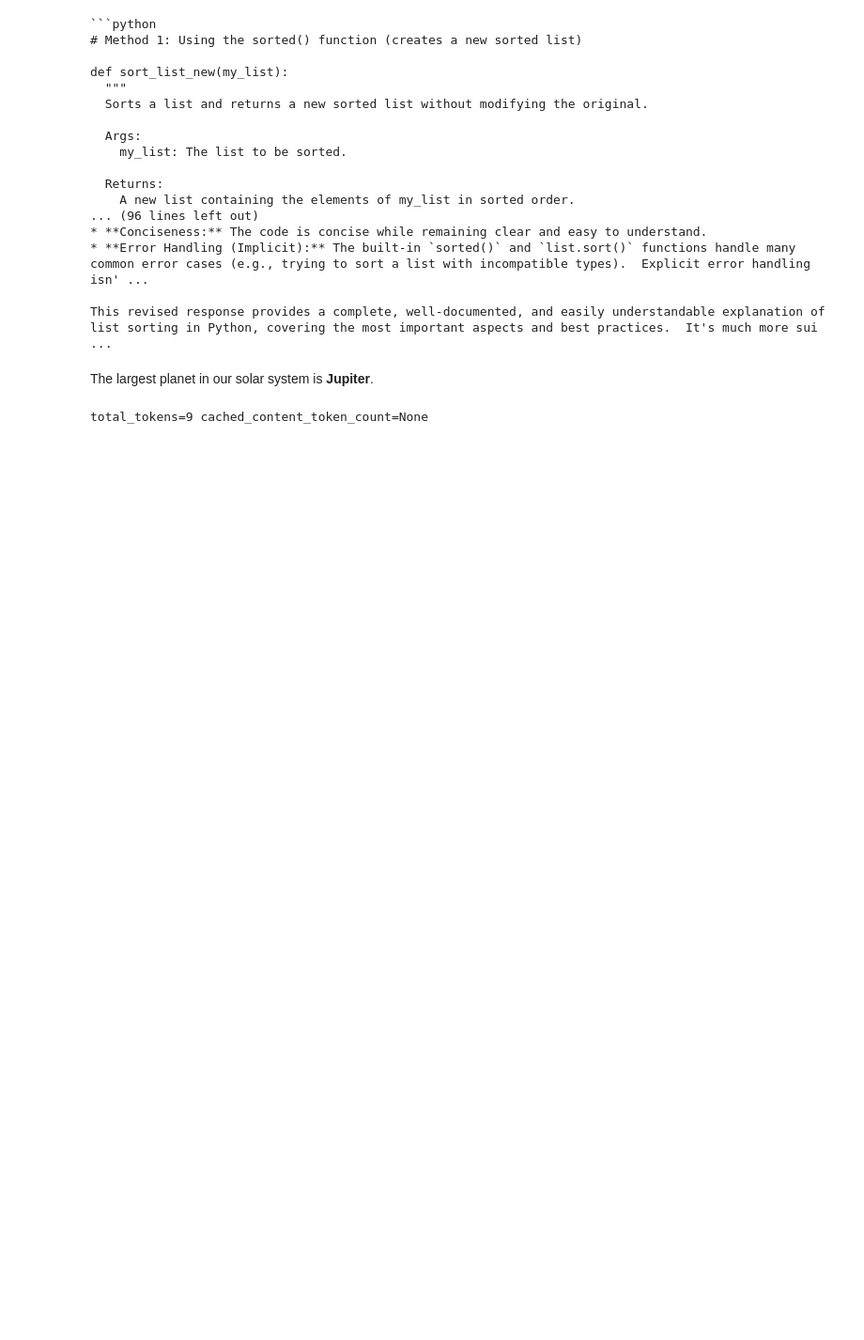
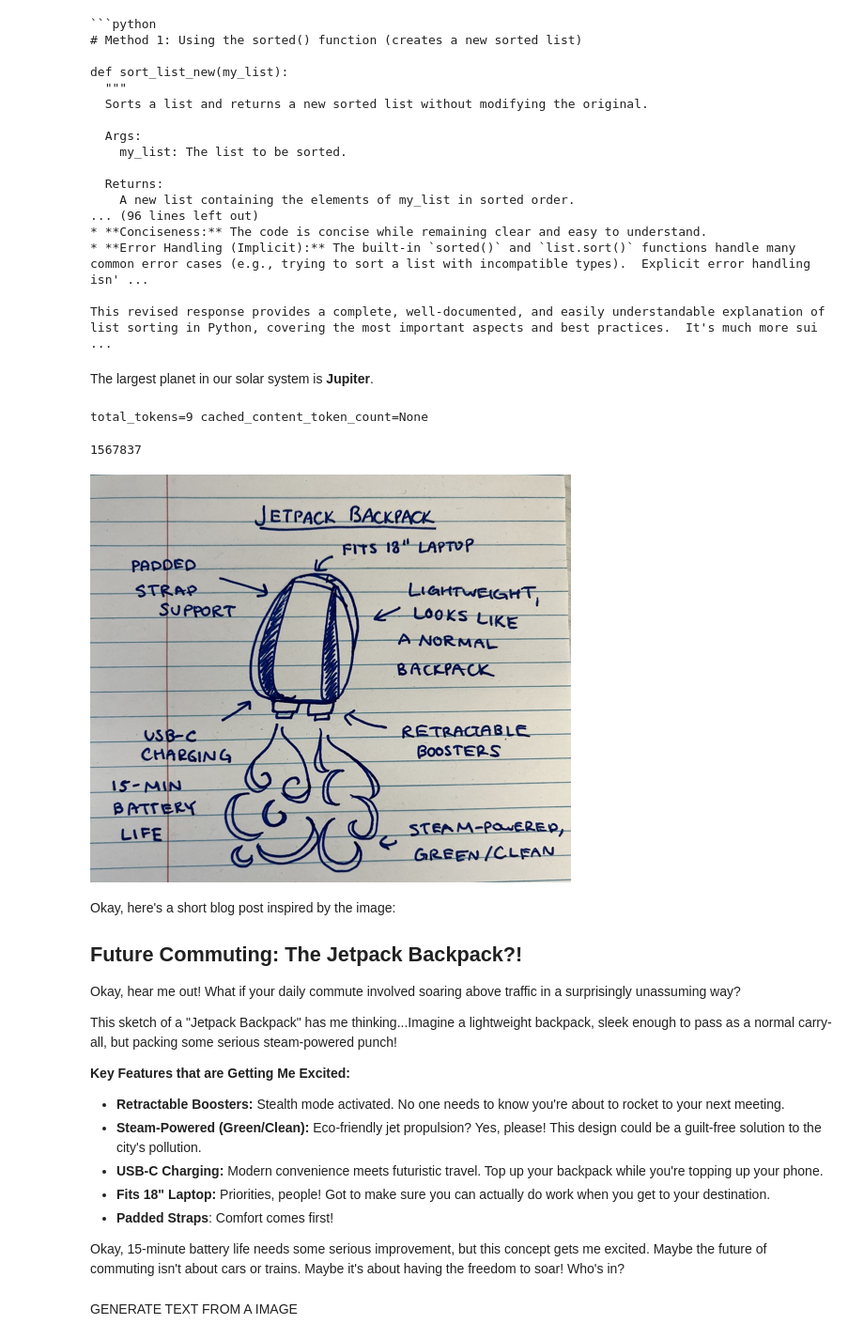
Before and after one commit to Aditikumari20/NLP, a Jupyter notebook: INTRO_GEMINI_AI.ipynb, the cells around one changed output. Shown at 94% size. Drawn from its saved outputs; the diff is of its cells as text; code cells hidden in the pictures; blank space fills up the shorter version.

```diff
--- a/INTRO_GEMINI_AI.ipynb
+++ b/INTRO_GEMINI_AI.ipynb
@@ -56,3 +56,48 @@ response = client.models.count_tokens(
 print(response)
 # %% [output]
 total_tokens=9 cached_content_token_count=None
+# %%
+import requests
+import pathlib
+from PIL import Image
+IMG = "https://storage.googleapis.com/generativeai-downloads/data/jetpack.png" # @param {type: "string"}
+img_bytes = requests.get(IMG).content
+img_path = pathlib.Path('jetpack.png')
+img_path.write_bytes(img_bytes)
+# %% [output]
+1567837
+# %%
+from IPython.display import display, Markdown
+image = Image.open(img_path)
+image.thumbnail([512,512])
+
+response = client.models.generate_content(
+    model=MODEL_ID,
+    contents=[
+        image,
+        "Write a short and engaging blog post based on this picture."
+    ]
+)
+display(image)
+Markdown(response.text)
+# %% [output]
+[figure, added]
+Okay, here's a short blog post inspired by the image:
+
+## Future Commuting: The Jetpack Backpack?!
+
+Okay, hear me out! What if your daily commute involved soaring above traffic in a surprisingly unassuming way?
+
+This sketch of a "Jetpack Backpack" has me thinking...Imagine a lightweight backpack, sleek enough to pass as a normal carry-all, but packing some serious steam-powered punch!
+
+**Key Features that are Getting Me Excited:**
+
+*   **Retractable Boosters:** Stealth mode activated. No one needs to know you're about to rocket to your next meeting.
+*   **Steam-Powered (Green/Clean):**  Eco-friendly jet propulsion? Yes, please! This design could be a guilt-free solution to the city's pollution.
+*   **USB-C Charging:** Modern convenience meets futuristic travel. Top up your backpack while you're topping up your phone.
+*   **Fits 18" Laptop:** Priorities, people!  Got to make sure you can actually do work when you get to your destination.
+*   **Padded Straps**: Comfort comes first!
+
+Okay, 15-minute battery life needs some serious improvement, but this concept gets me excited. Maybe the future of commuting isn't about cars or trains. Maybe it's about having the freedom to soar! Who's in?
+# %% [markdown]
+GENERATE TEXT FROM A IMAGE
```
Also changed, not shown: parts of 15 cells of this notebook.
